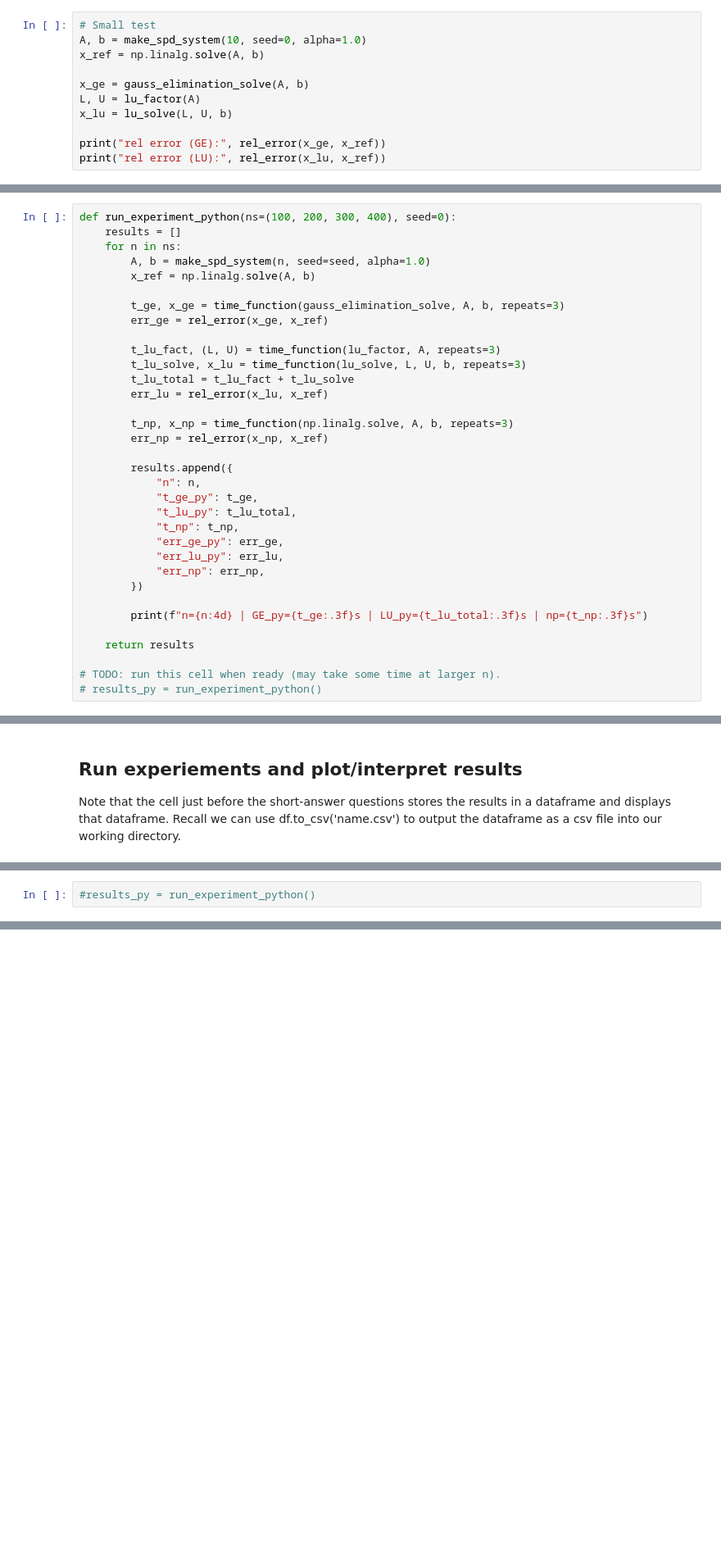
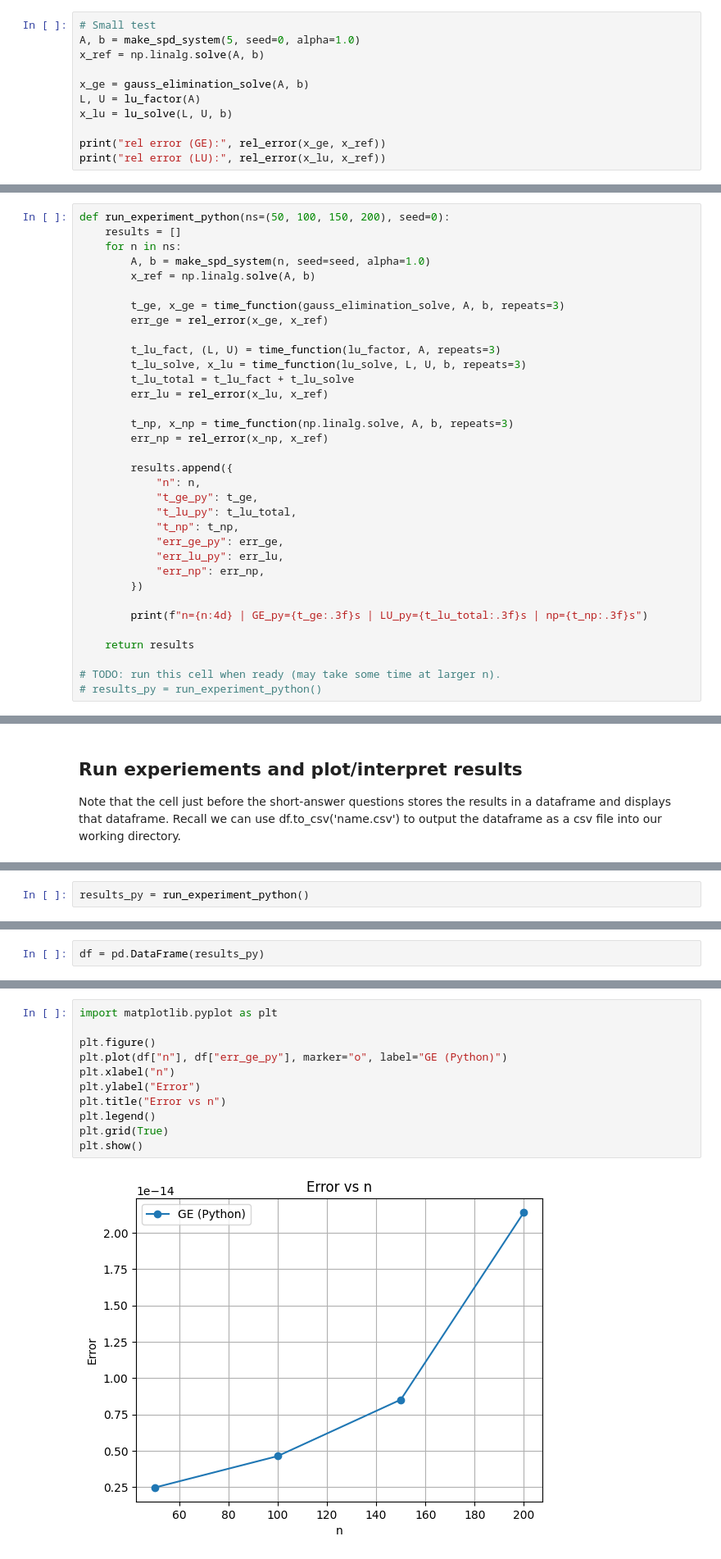
Before and after one commit to gosz450/mmae350-public, a Jupyter notebook: homework/hw02/directSolvers_lu_numpy_numba_template.ipynb, the cells around one changed output, grey strips where cells are left out. Shown at 82% size. Saved outputs shown, nothing was run; the diff lists cells and outputs as text; blank space fills up the shorter version.

```diff
--- a/homework/hw02/directSolvers_lu_numpy_numba_template.ipynb
+++ b/homework/hw02/directSolvers_lu_numpy_numba_template.ipynb
@@ -165,7 +165,7 @@ def lu_solve(L, U, b):
 Run this once to verify correctness before doing timings.
 # %%
 # Small test
-A, b = make_spd_system(10, seed=0, alpha=1.0)
+A, b = make_spd_system(5, seed=0, alpha=1.0)
 x_ref = np.linalg.solve(A, b)
 
 x_ge = gauss_elimination_solve(A, b)
@@ -187,7 +212,7 @@ For each size \(n\), time:
 
 We report the **minimum** of 3 repeats.
 # %%
-def run_experiment_python(ns=(100, 200, 300, 400), seed=0):
+def run_experiment_python(ns=(50, 100, 150, 200), seed=0):
     results = []
     for n in ns:
         A, b = make_spd_system(n, seed=seed, alpha=1.0)
@@ -381,2 +447,2 @@ Note that the cell just before the short-answer questions stores the results in
 # %%
-#results_py = run_experiment_python()
+results_py = run_experiment_python()
@@ -384,0 +478,2 @@ Note that the cell just before the short-answer questions stores the results in
+# %%
+df = pd.DataFrame(results_py)
@@ -384,0 +494,13 @@ Note that the cell just before the short-answer questions stores the results in
+# %%
+import matplotlib.pyplot as plt
+
+plt.figure()
+plt.plot(df["n"], df["err_ge_py"], marker="o", label="GE (Python)")
+plt.xlabel("n")
+plt.ylabel("Error")
+plt.title("Error vs n")
+plt.legend()
+plt.grid(True)
+plt.show()
+# %% [output]
+[figure, added]
```
Also changed, not shown: parts of 26 cells of this notebook, 5 other files.
